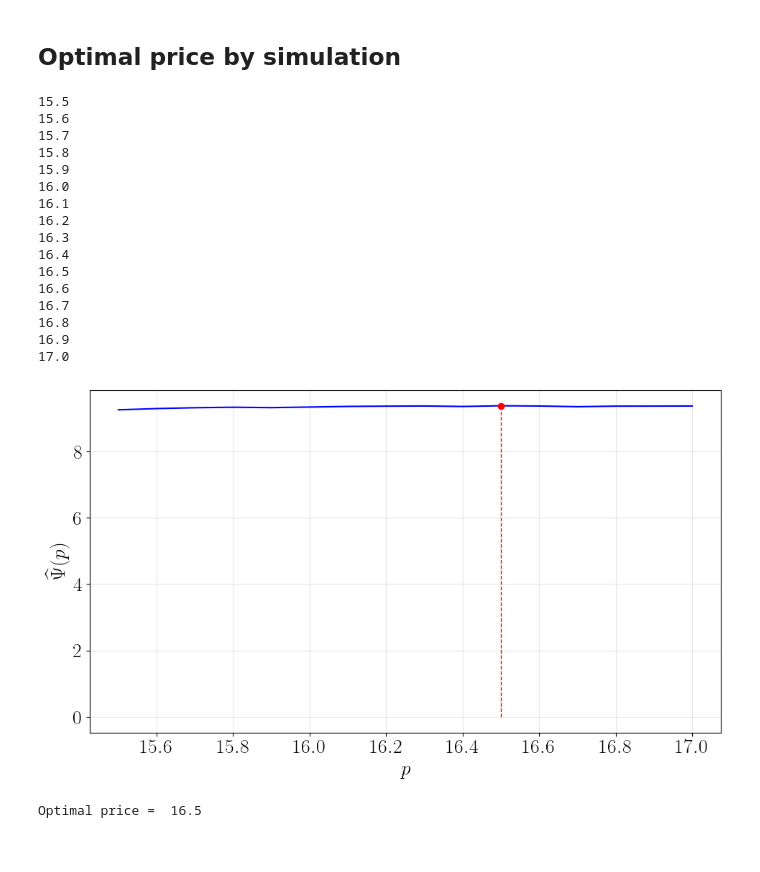
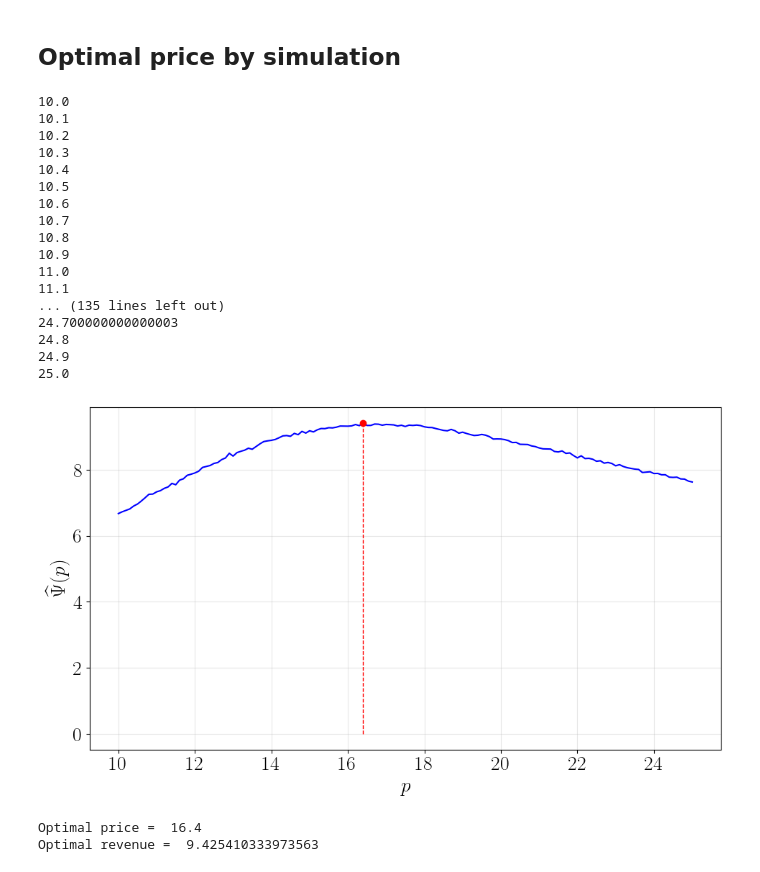
Before and after one commit to ShreehariBodas/Pricing-in-service-systems-with-utility-sensitive-customers, a Jupyter notebook: IPA_single-server_window sized.ipynb, the cells around one changed output. Saved outputs shown, nothing was run; the diff lists cells and outputs as text; code cells hidden in the pictures.

```diff
--- a/IPA_single-server_window sized.ipynb
+++ b/IPA_single-server_window sized.ipynb
@@ -386,37 +386,39 @@ def empirical_optimal_price(model_vars, price_range):
 # %%
 true_model_vars = [20, 0.1, 0.2]
 price_range = np.linspace(10, 25, 151)
 
 ## Plots
-output = empirical_optimal_price(true_model_vars)
+output = empirical_optimal_price(true_model_vars, price_range)
 
 optimal_price = output[0]
 average_revenue_list = output[1]
 optimal_revenue = average_revenue_list[np.where(price_range == optimal_price)[0][0]]
 
 print("Optimal price = ", optimal_price)
 print("Optimal revenue = ", optimal_revenue)
 
 # optimal_price = 26.6
 # %% [output]
-15.5
-15.6
-15.7
-15.8
-15.9
-16.0
-16.1
-16.2
-16.3
-16.4
-16.5
-16.6
-16.7
-16.8
-16.9
-17.0
+10.0
+10.1
+10.2
+10.3
+10.4
+10.5
+10.6
+10.7
+10.8
+10.9
+11.0
+11.1
+... (135 lines left out)
+24.700000000000003
+24.8
+24.9
+25.0
-[figure, old version]
+[figure, new version]
-Optimal price =  16.5
+Optimal price =  16.4
+Optimal revenue =  9.425410333973563
 # %%
 # Rough
 
```
